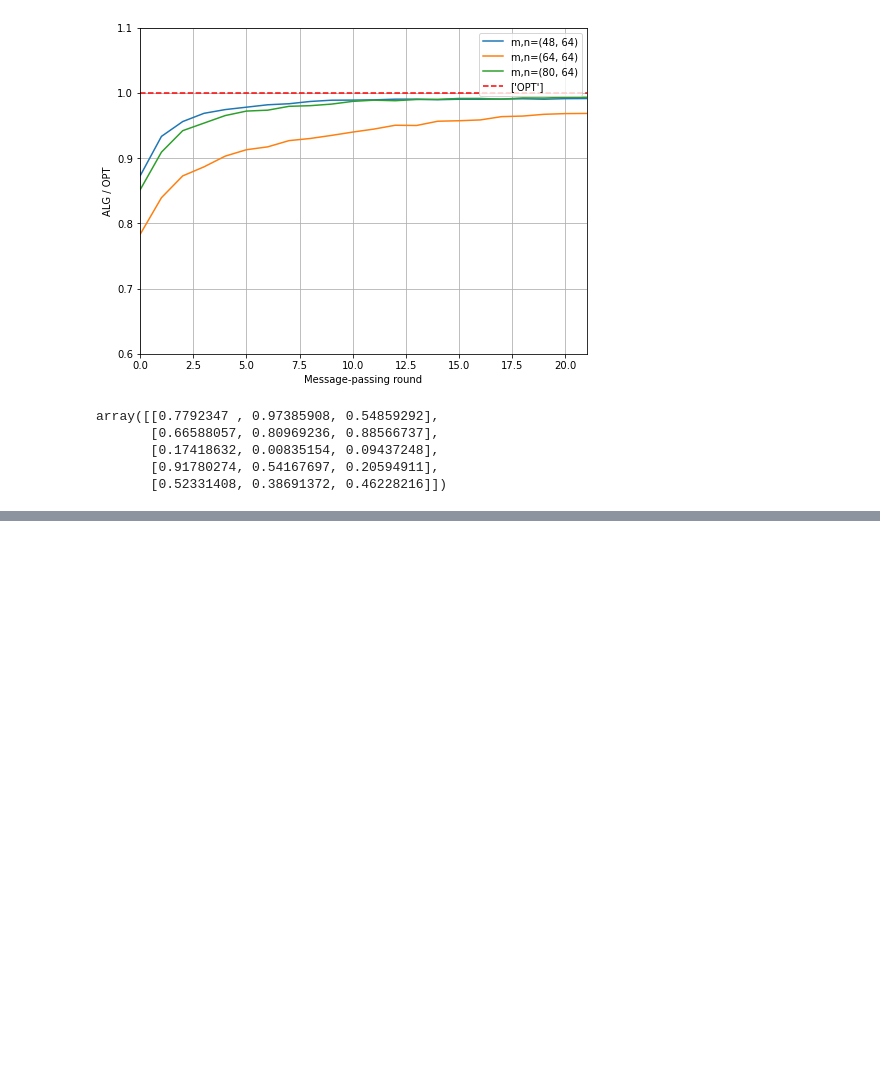
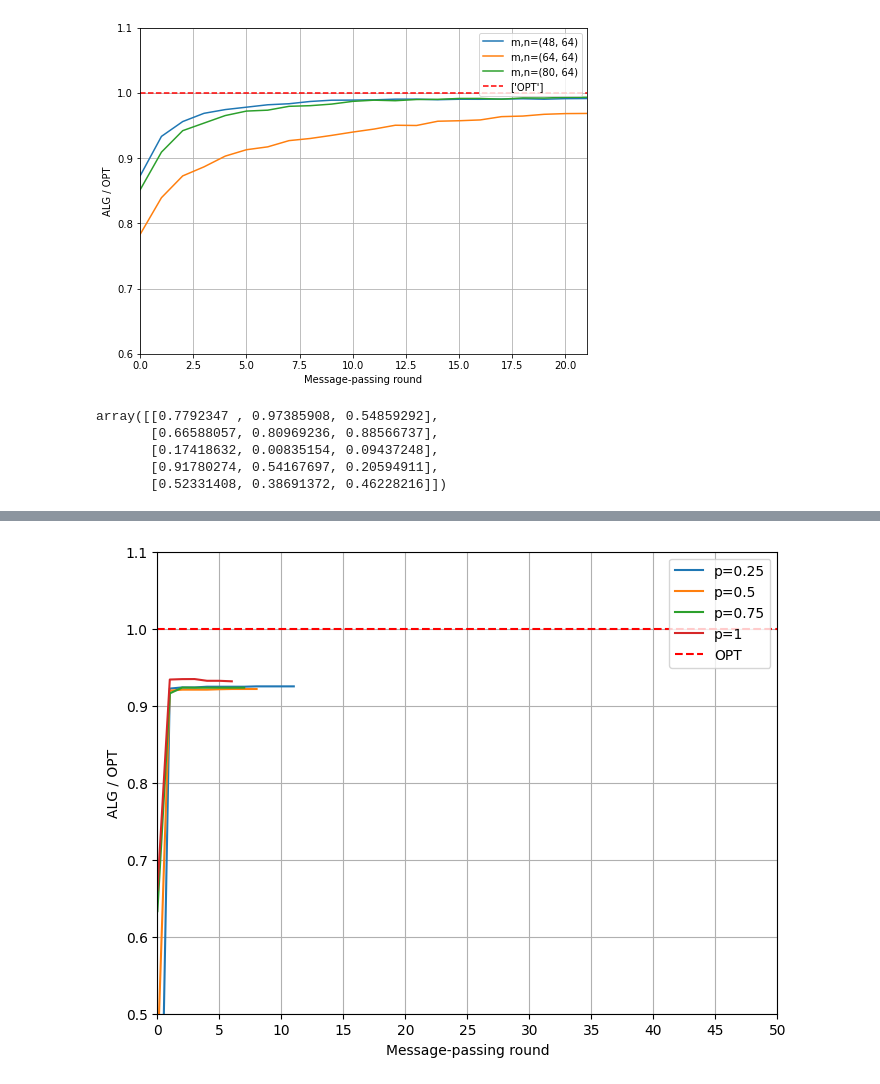
Before and after one commit to anders-wikum/clrs, a Jupyter notebook: notebooks/msg_passing_convergence.ipynb, the cells around one changed output, grey strips where cells are left out. Saved outputs shown, nothing was run; the diff lists cells and outputs as text; code cells hidden in the pictures; blank space fills up the shorter version.

```diff
--- a/notebooks/msg_passing_convergence.ipynb
+++ b/notebooks/msg_passing_convergence.ipynb
@@ -459,0 +497,15 @@ plt.show()
+# %%
+fig = plt.figure(figsize=(8,6))
+for i in range(len(avg_trajectories)):
+    plt.plot(range(len(avg_trajectories[i])), avg_trajectories[i], label=f"p={experiment_specs[i][1]}")
+    plt.xlabel('Message-passing round')
+    plt.ylabel('ALG / OPT')
+    plt.xlim(1, 50)
+    plt.ylim(0.5, 1.1)
+plt.hlines(y=1, xmin=0, xmax=50, color='r', linestyle='--', label='OPT')
+plt.xticks(np.arange(0, 51, 5))
+plt.grid()
+plt.legend()
+plt.show()
+# %% [output]
+[figure, added]
```
Also changed, not shown: parts of 8 cells of this notebook, 8 other files.
